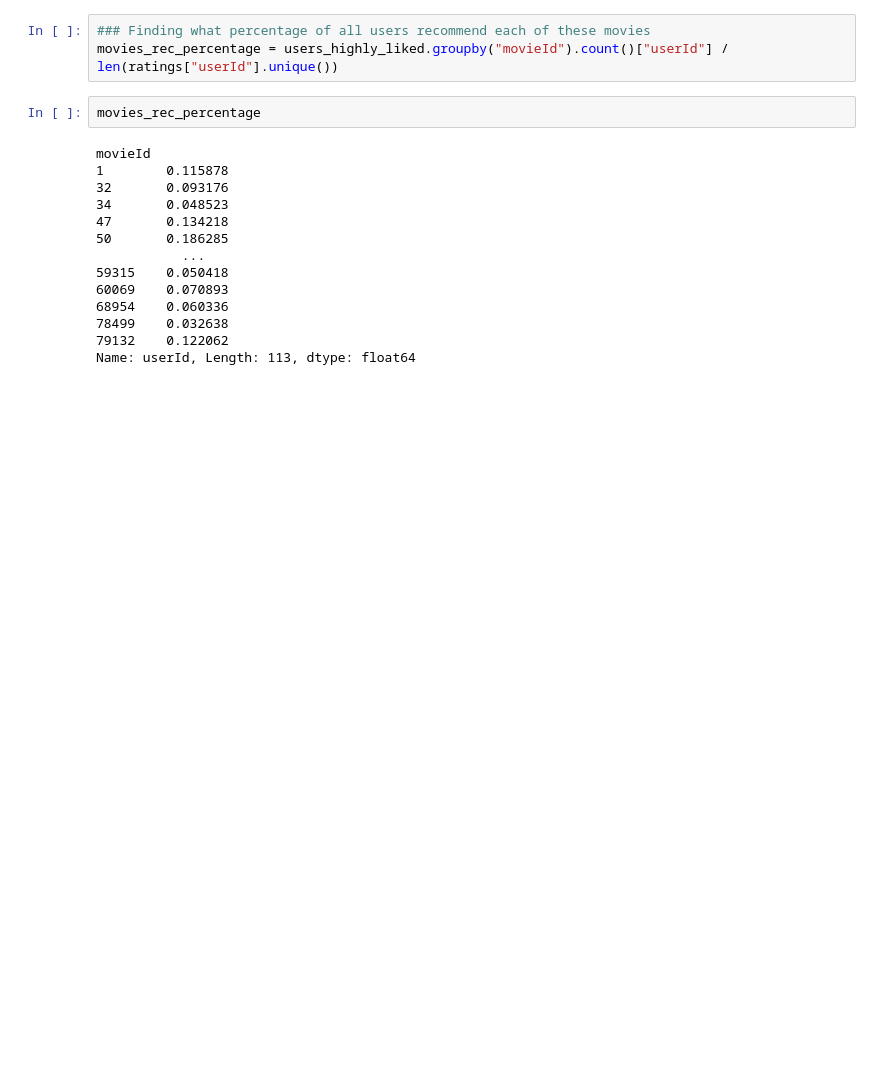
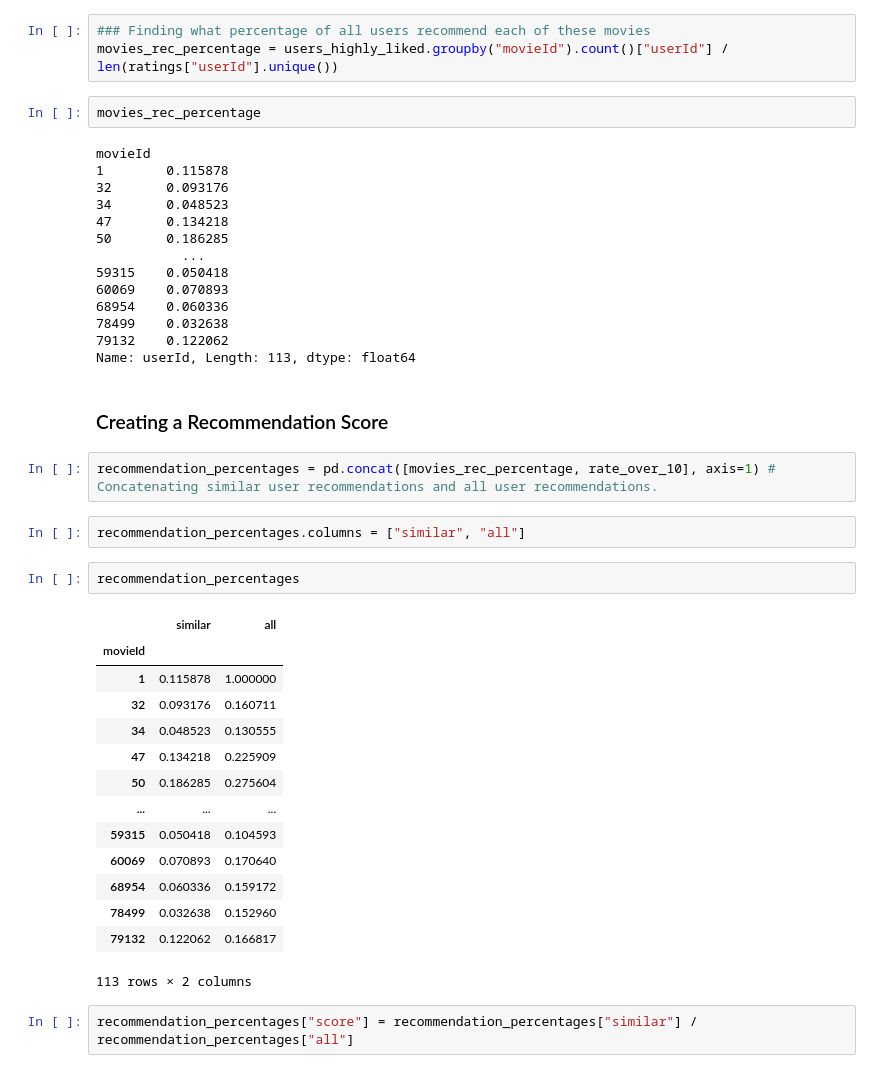
Before and after one commit to antalgergo/Movie_Recommendation_System, a Jupyter notebook: Movie_Recommendation_System.ipynb, the cells around one changed output. Drawn from its saved outputs; the diff is of its cells as text; blank space fills up the shorter version.

```diff
--- a/Movie_Recommendation_System.ipynb
+++ b/Movie_Recommendation_System.ipynb
@@ -256,3 +256,28 @@ movieId
 78499    0.032638
 79132    0.122062
 Name: userId, Length: 113, dtype: float64
+# %% [markdown]
+### Creating a Recommendation Score
+# %%
+recommendation_percentages = pd.concat([movies_rec_percentage, rate_over_10], axis=1) # Concatenating similar user recommendations and all user recommendations.
+# %%
+recommendation_percentages.columns = ["similar", "all"]
+# %%
+recommendation_percentages
+# %% [output]
+|  | similar | all |
+| movieId |  |  |
+| 1 | 0.115878 | 1.000000 |
+| 32 | 0.093176 | 0.160711 |
+| 34 | 0.048523 | 0.130555 |
+| 47 | 0.134218 | 0.225909 |
+| 50 | 0.186285 | 0.275604 |
+| ... | ... | ... |
+| 59315 | 0.050418 | 0.104593 |
+| 60069 | 0.070893 | 0.170640 |
+| 68954 | 0.060336 | 0.159172 |
+| 78499 | 0.032638 | 0.152960 |
+| 79132 | 0.122062 | 0.166817 |
+113 rows × 2 columns
+# %%
+recommendation_percentages["score"] = recommendation_percentages["similar"] / recommendation_percentages["all"]
```
Also changed, not shown: parts of 5 cells of this notebook.
